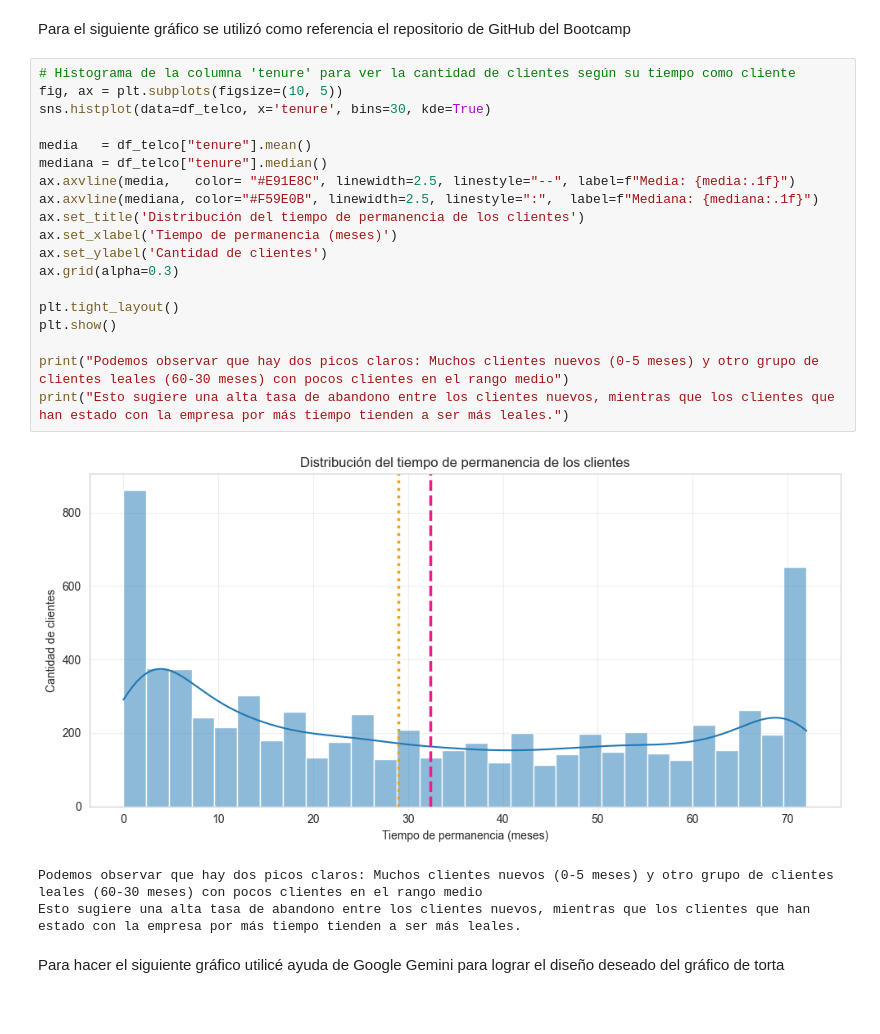
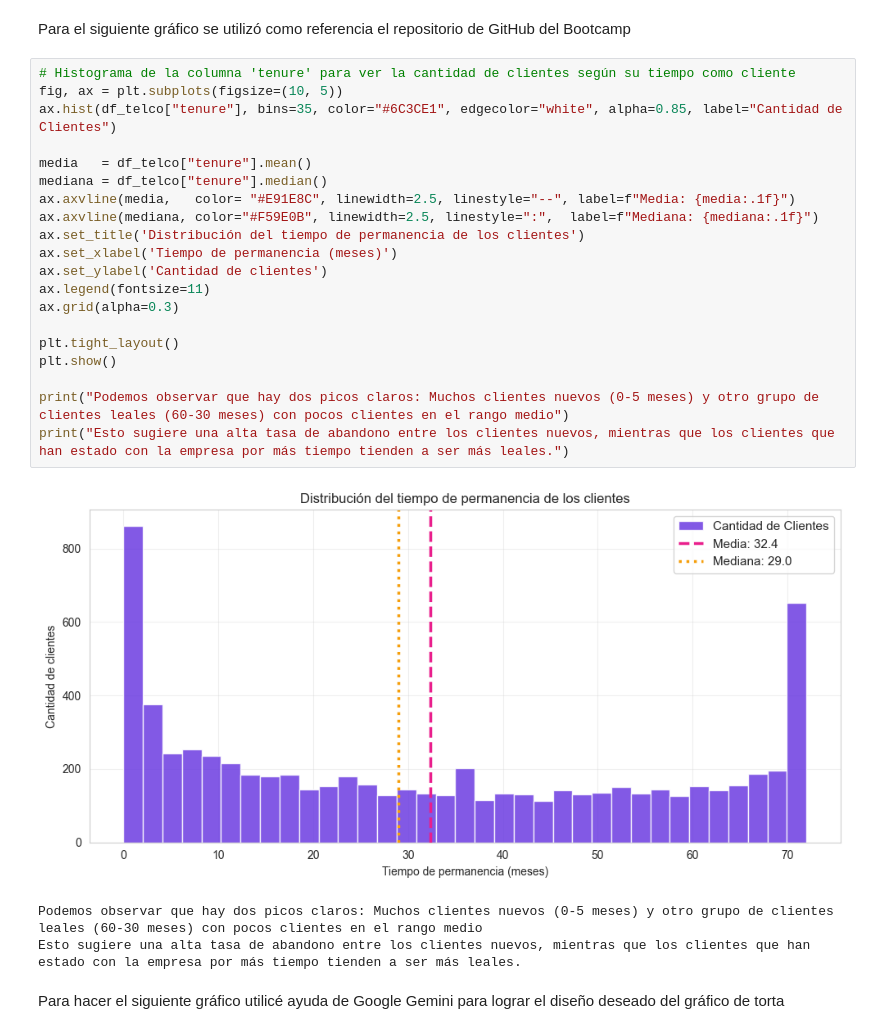
Before and after one commit to OrtegaHamel/Examen1_intento1, a Jupyter notebook: notebooks/examen1_intento1.ipynb, the cells around one changed output. Drawn from its saved outputs; the diff is of its cells as text.

```diff
--- a/notebooks/examen1_intento1.ipynb
+++ b/notebooks/examen1_intento1.ipynb
@@ -304,24 +304,25 @@ Para el siguiente gráfico se utilizó como referencia el repositorio de GitHub
 # %%
 # Histograma de la columna 'tenure' para ver la cantidad de clientes según su tiempo como cliente
 fig, ax = plt.subplots(figsize=(10, 5))
-sns.histplot(data=df_telco, x='tenure', bins=30, kde=True)
+ax.hist(df_telco["tenure"], bins=35, color="#6C3CE1", edgecolor="white", alpha=0.85, label="Cantidad de Clientes")
 
 media   = df_telco["tenure"].mean()
 mediana = df_telco["tenure"].median()
 ax.axvline(media,   color= "#E91E8C", linewidth=2.5, linestyle="--", label=f"Media: {media:.1f}")
 ax.axvline(mediana, color="#F59E0B", linewidth=2.5, linestyle=":",  label=f"Mediana: {mediana:.1f}")
 ax.set_title('Distribución del tiempo de permanencia de los clientes')
 ax.set_xlabel('Tiempo de permanencia (meses)')
 ax.set_ylabel('Cantidad de clientes')
+ax.legend(fontsize=11)
 ax.grid(alpha=0.3)
 
 plt.tight_layout()
 plt.show()
 
 print("Podemos observar que hay dos picos claros: Muchos clientes nuevos (0-5 meses) y otro grupo de clientes leales (60-30 meses) con pocos clientes en el rango medio")
 print("Esto sugiere una alta tasa de abandono entre los clientes nuevos, mientras que los clientes que han estado con la empresa por más tiempo tienden a ser más leales.")
 # %% [output]
-[figure, old version]
+[figure, new version]
 Podemos observar que hay dos picos claros: Muchos clientes nuevos (0-5 meses) y otro grupo de clientes leales (60-30 meses) con pocos clientes en el rango medio
 Esto sugiere una alta tasa de abandono entre los clientes nuevos, mientras que los clientes que han estado con la empresa por más tiempo tienden a ser más leales.
 # %% [markdown]
```
Also changed, not shown: parts of 1 cell of this notebook.
